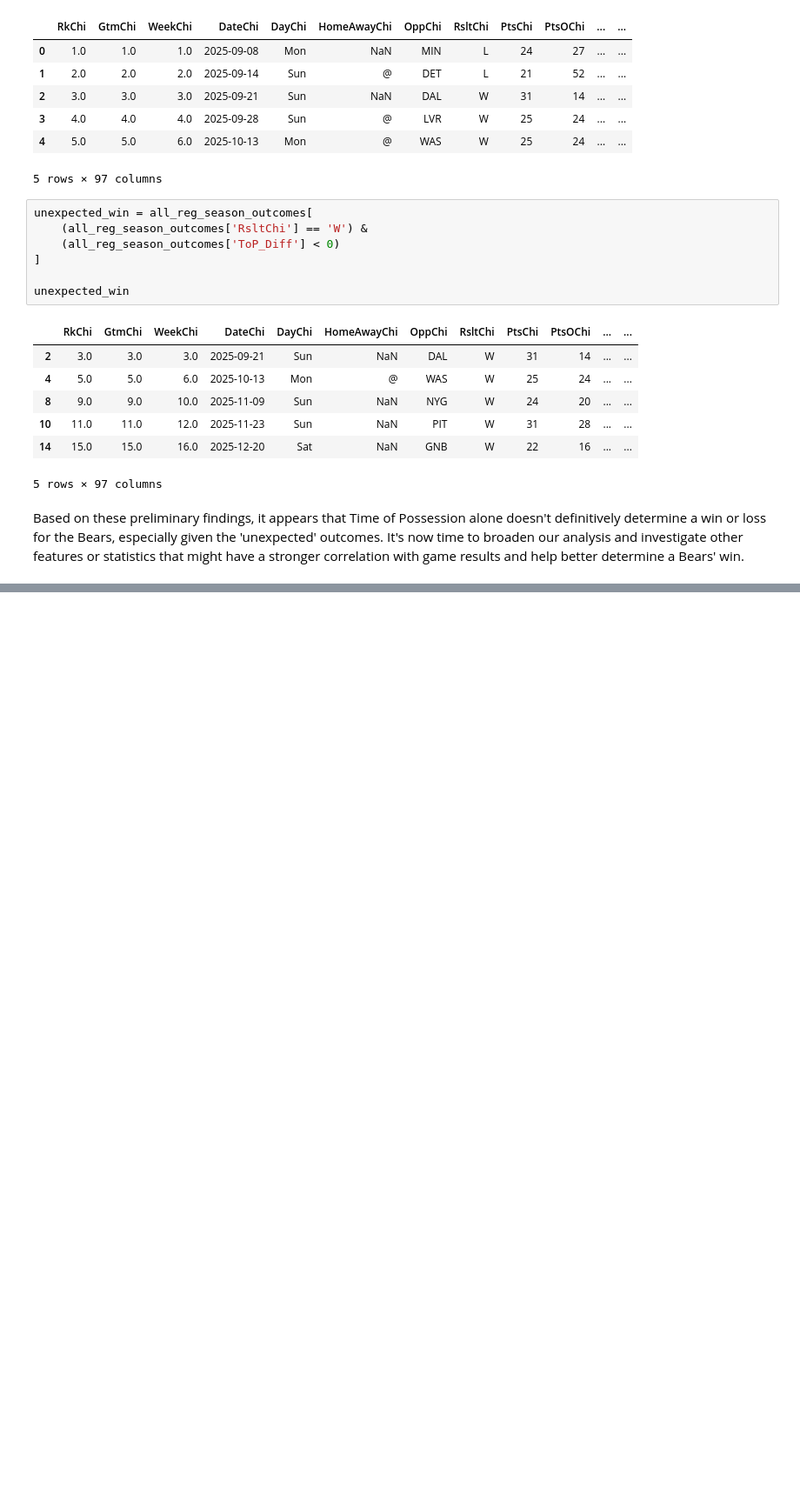
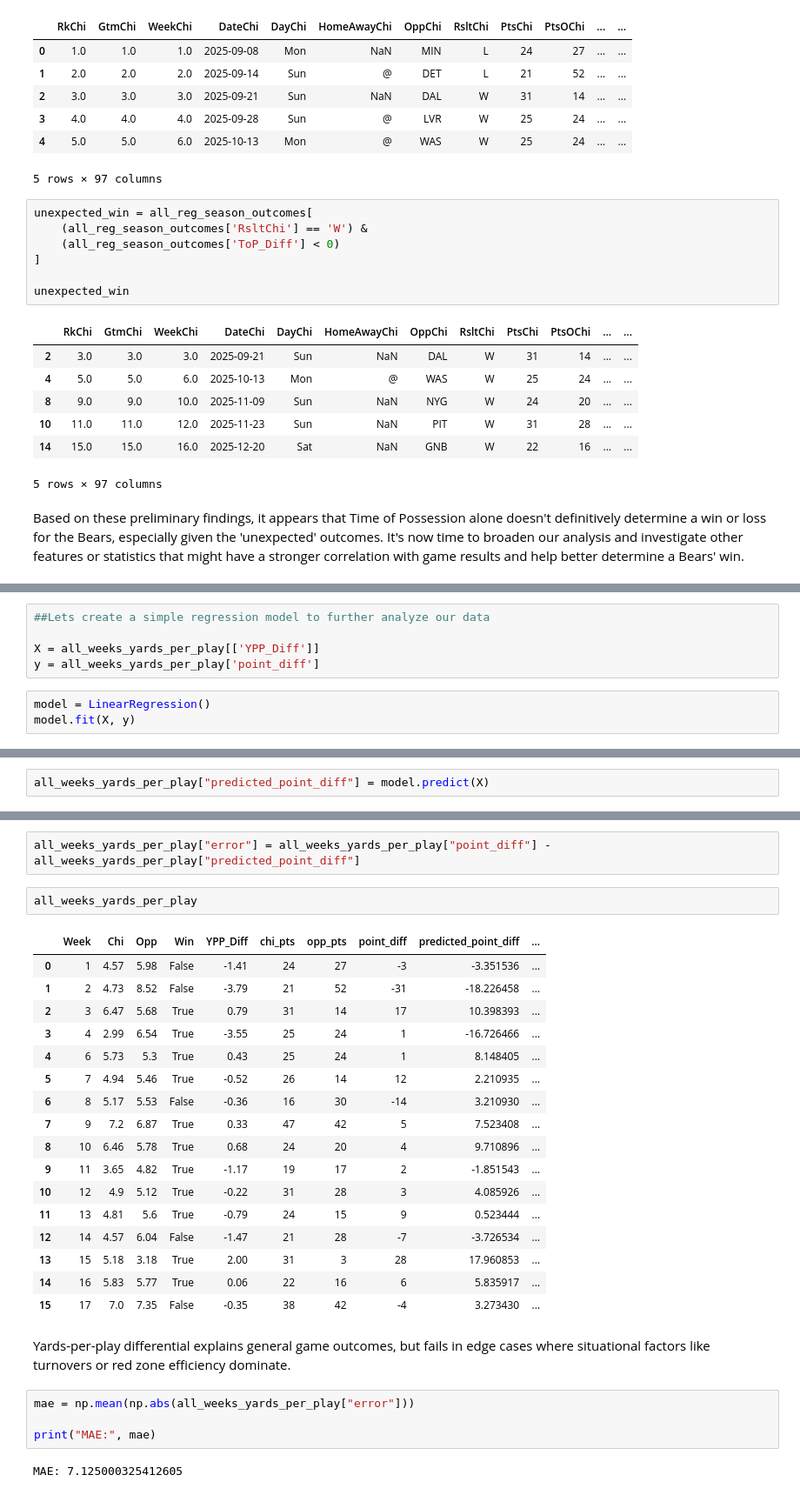
Before and after one commit to patelshri308-commits/DaBears, a Jupyter notebook: cb2025.ipynb, the cells around one changed output, grey strips where cells are left out. Shown at 87% size. Drawn from its saved outputs; the diff is of its cells as text; blank space fills up the shorter version.

```diff
--- a/cb2025.ipynb
+++ b/cb2025.ipynb
@@ -173,0 +486,8 @@ Based on these preliminary findings, it appears that Time of Possession alone do
+# %%
+##Lets create a simple regression model to further analyze our data
+
+X = all_weeks_yards_per_play[['YPP_Diff']]
+y = all_weeks_yards_per_play['point_diff']
+# %%
+model = LinearRegression()
+model.fit(X, y)
@@ -173,0 +496,2 @@ Based on these preliminary findings, it appears that Time of Possession alone do
+# %%
+all_weeks_yards_per_play["predicted_point_diff"] = model.predict(X)
@@ -173,0 +508,30 @@ Based on these preliminary findings, it appears that Time of Possession alone do
+# %%
+all_weeks_yards_per_play["error"] = all_weeks_yards_per_play["point_diff"] - all_weeks_yards_per_play["predicted_point_diff"]
+# %%
+all_weeks_yards_per_play
+# %% [output]
+|  | Week | Chi | Opp | Win | YPP_Diff | chi_pts | opp_pts | point_diff | predicted_point_diff | ... |
+| 0 | 1 | 4.57 | 5.98 | False | -1.41 | 24 | 27 | -3 | -3.351536 | ... |
+| 1 | 2 | 4.73 | 8.52 | False | -3.79 | 21 | 52 | -31 | -18.226458 | ... |
+| 2 | 3 | 6.47 | 5.68 | True | 0.79 | 31 | 14 | 17 | 10.398393 | ... |
+| 3 | 4 | 2.99 | 6.54 | True | -3.55 | 25 | 24 | 1 | -16.726466 | ... |
+| 4 | 6 | 5.73 | 5.3 | True | 0.43 | 25 | 24 | 1 | 8.148405 | ... |
+| 5 | 7 | 4.94 | 5.46 | True | -0.52 | 26 | 14 | 12 | 2.210935 | ... |
+| 6 | 8 | 5.17 | 5.53 | False | -0.36 | 16 | 30 | -14 | 3.210930 | ... |
+| 7 | 9 | 7.2 | 6.87 | True | 0.33 | 47 | 42 | 5 | 7.523408 | ... |
+| 8 | 10 | 6.46 | 5.78 | True | 0.68 | 24 | 20 | 4 | 9.710896 | ... |
+| 9 | 11 | 3.65 | 4.82 | True | -1.17 | 19 | 17 | 2 | -1.851543 | ... |
+| 10 | 12 | 4.9 | 5.12 | True | -0.22 | 31 | 28 | 3 | 4.085926 | ... |
+| 11 | 13 | 4.81 | 5.6 | True | -0.79 | 24 | 15 | 9 | 0.523444 | ... |
+| 12 | 14 | 4.57 | 6.04 | False | -1.47 | 21 | 28 | -7 | -3.726534 | ... |
+| 13 | 15 | 5.18 | 3.18 | True | 2.00 | 31 | 3 | 28 | 17.960853 | ... |
+| 14 | 16 | 5.83 | 5.77 | True | 0.06 | 22 | 16 | 6 | 5.835917 | ... |
+| 15 | 17 | 7.0 | 7.35 | False | -0.35 | 38 | 42 | -4 | 3.273430 | ... |
+# %% [markdown]
+Yards-per-play differential explains general game outcomes, but fails in edge cases where situational factors like turnovers or red zone efficiency dominate.
+# %%
+mae = np.mean(np.abs(all_weeks_yards_per_play["error"]))
+
+print("MAE:", mae)
+# %% [output]
+MAE: 7.125000325412605
```
Also changed, not shown: parts of 42 cells of this notebook.
